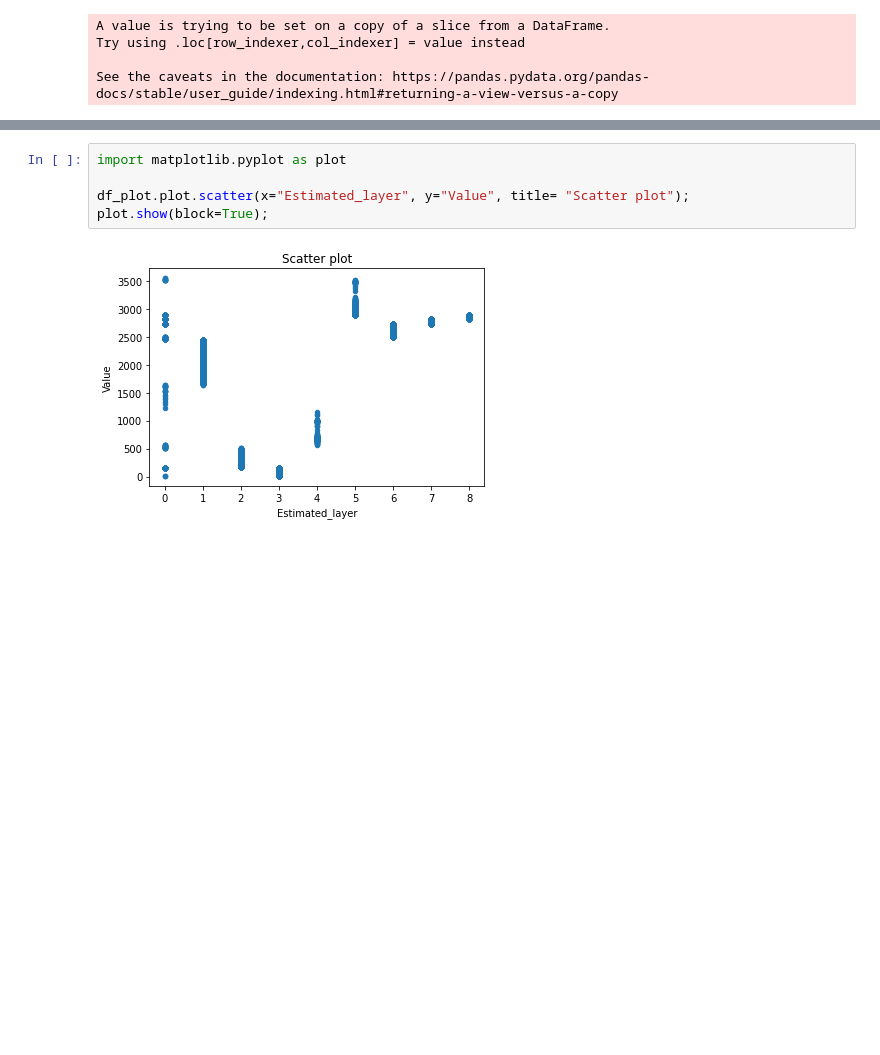
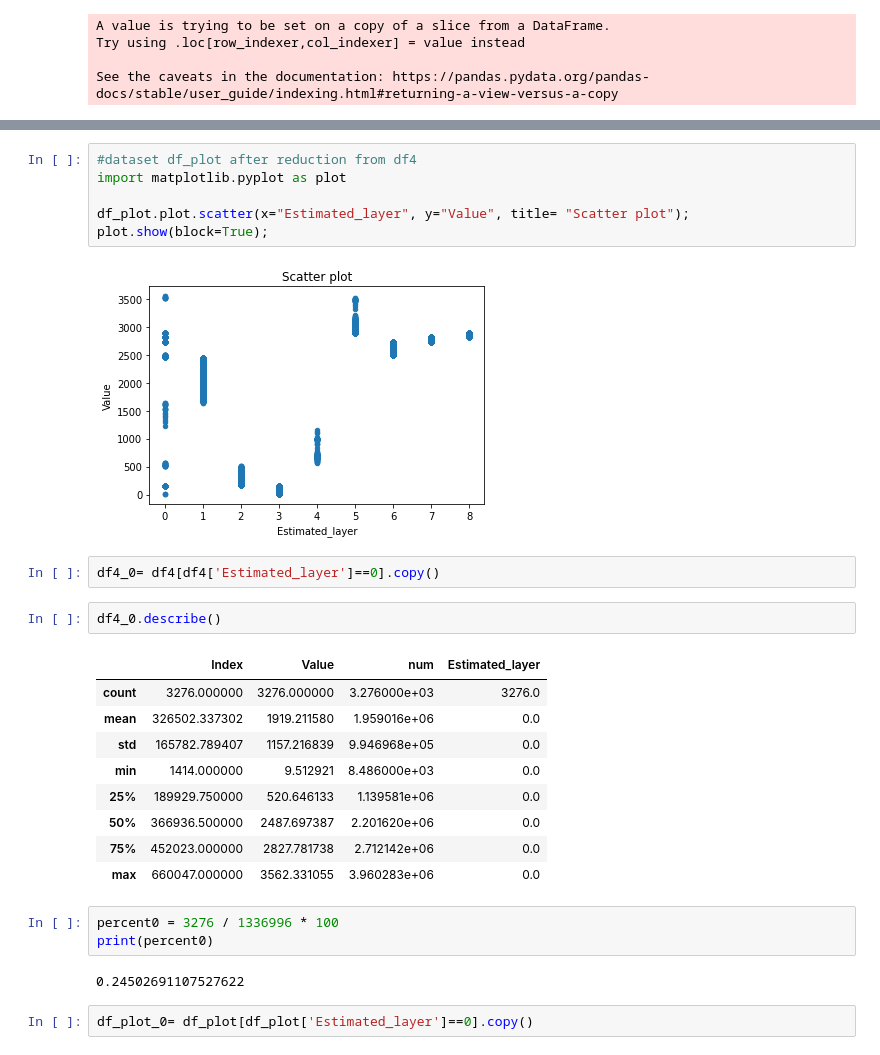
Before and after one commit to Priyanka-Kugapriya/Clustering_notebook, a Jupyter notebook: Assigning_labels.ipynb, the cells around one changed output, grey strips where cells are left out. Drawn from its saved outputs; the diff is of its cells as text; blank space fills up the shorter version.

```diff
--- a/Assigning_labels.ipynb
+++ b/Assigning_labels.ipynb
@@ -196,7 +227,29 @@ See the caveats in the documentation: https://pandas.pydata.org/pandas-docs/stab
 # %%
+#dataset df_plot after reduction from df4
 import matplotlib.pyplot as plot
 
 df_plot.plot.scatter(x="Estimated_layer", y="Value", title= "Scatter plot");
 plot.show(block=True);
 # %% [output]
 [figure]
+# %%
+df4_0= df4[df4['Estimated_layer']==0].copy()
+# %%
+df4_0.describe()
+# %% [output]
+|  | Index | Value | num | Estimated_layer |
+| count | 3276.000000 | 3276.000000 | 3.276000e+03 | 3276.0 |
+| mean | 326502.337302 | 1919.211580 | 1.959016e+06 | 0.0 |
+| std | 165782.789407 | 1157.216839 | 9.946968e+05 | 0.0 |
+| min | 1414.000000 | 9.512921 | 8.486000e+03 | 0.0 |
+| 25% | 189929.750000 | 520.646133 | 1.139581e+06 | 0.0 |
+| 50% | 366936.500000 | 2487.697387 | 2.201620e+06 | 0.0 |
+| 75% | 452023.000000 | 2827.781738 | 2.712142e+06 | 0.0 |
+| max | 660047.000000 | 3562.331055 | 3.960283e+06 | 0.0 |
+# %%
+percent0 = 3276 / 1336996 * 100
+print(percent0)
+# %% [output]
+0.24502691107527622
+# %%
+df_plot_0= df_plot[df_plot['Estimated_layer']==0].copy()
```
Also changed, not shown: parts of 8 cells of this notebook.
